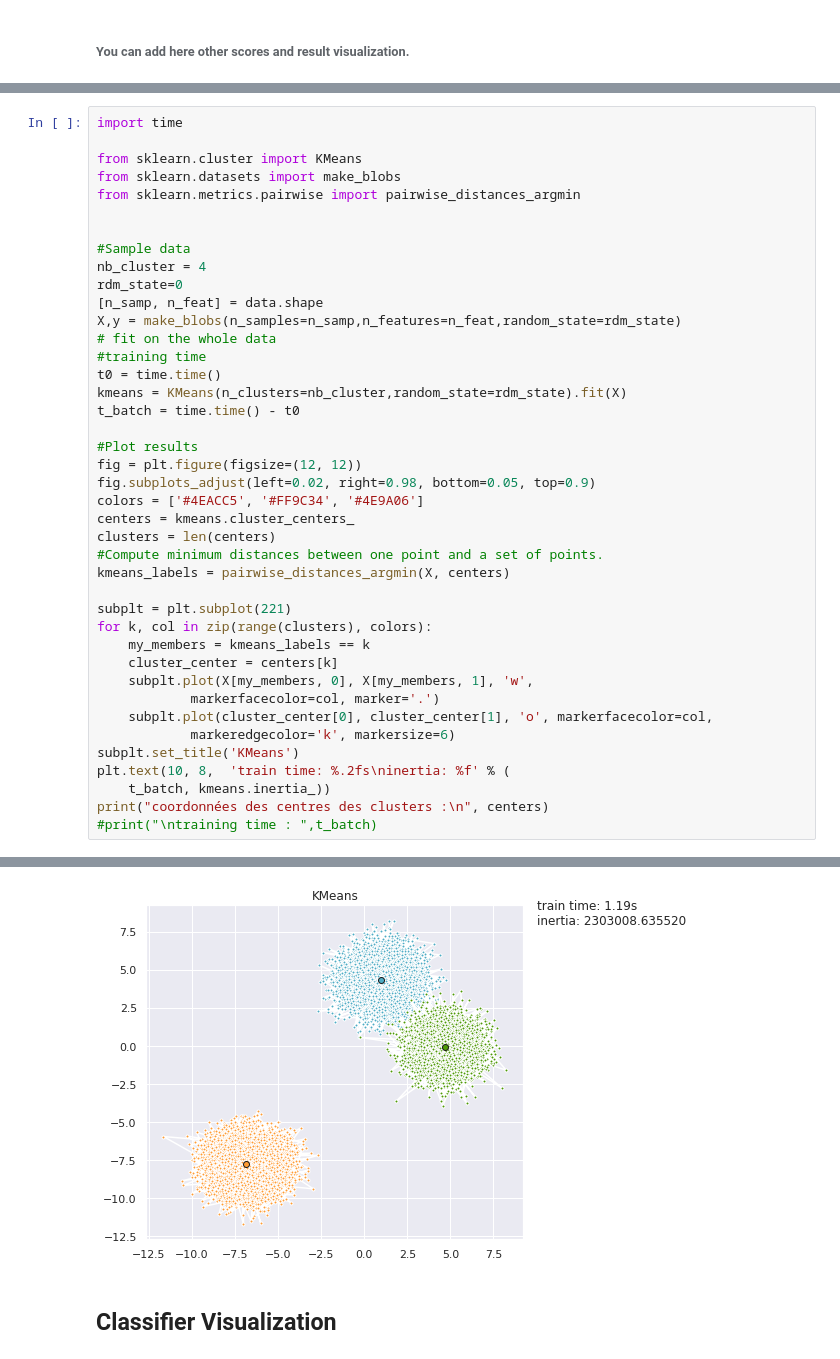
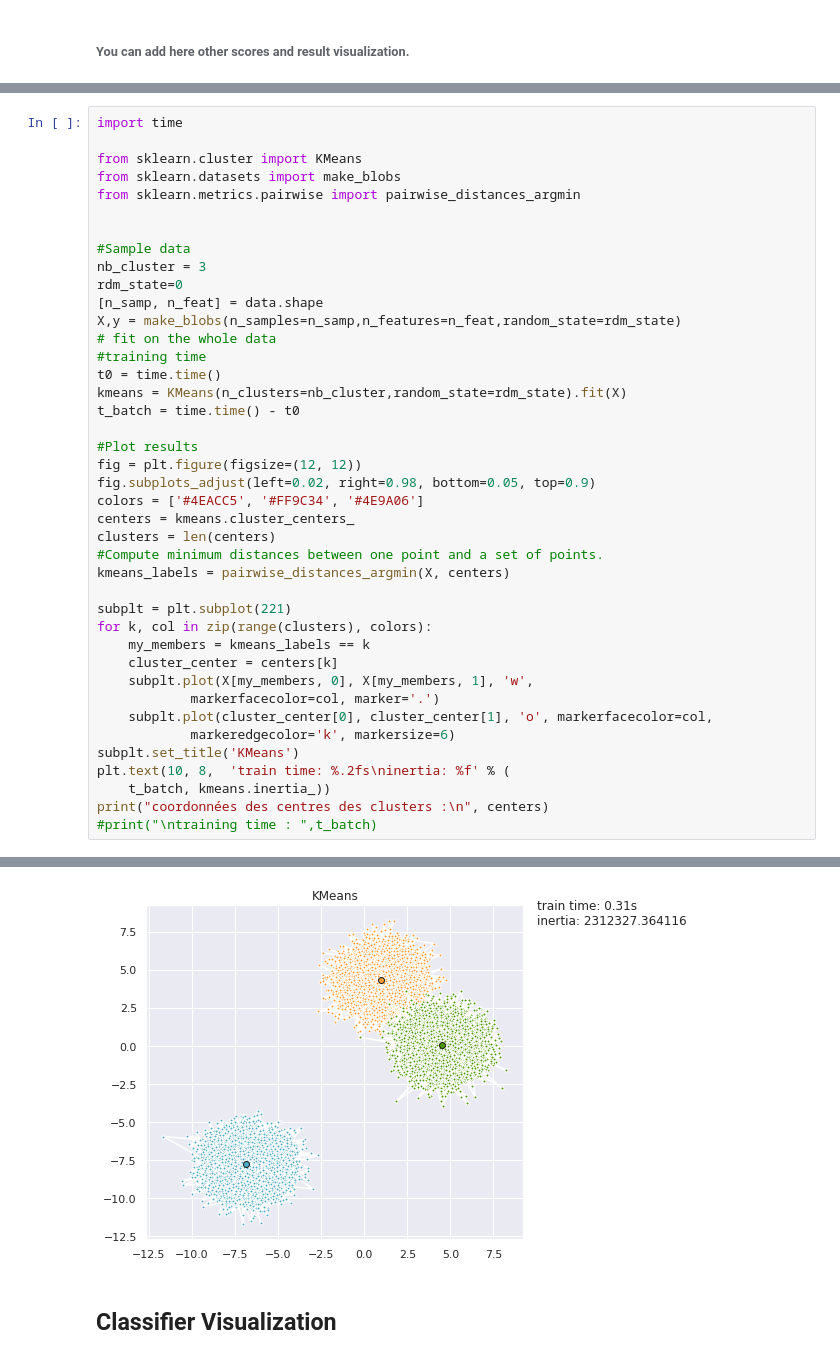
Before and after one commit to gojoise/MOTO, a Jupyter notebook: starting_kit/README_Visualization.ipynb, the cells around one changed output, grey strips where cells are left out. Cells and saved outputs as stored; diff of their text form.

Commit message:
Classifier Visualization test

```diff
--- a/starting_kit/README_{VISUALIZATION}.ipynb
+++ b/starting_kit/README_Visualization.ipynb
@@ -285,7 +286,7 @@ from sklearn.metrics.pairwise import pairwise_distances_argmin
 
 
 #Sample data
-nb_cluster = 4
+nb_cluster = 3
 rdm_state=0
 [n_samp, n_feat] = data.shape
 X,y = make_blobs(n_samples=n_samp,n_features=n_feat,random_state=rdm_state)
@@ -338,3 +339,3 @@ coordonnées des centres des clusters :
-[figure, old version]
+[figure, new version]
 # %% [markdown]
 ## Classifier Visualization
```
Also changed, not shown: parts of 8 cells of this notebook.
